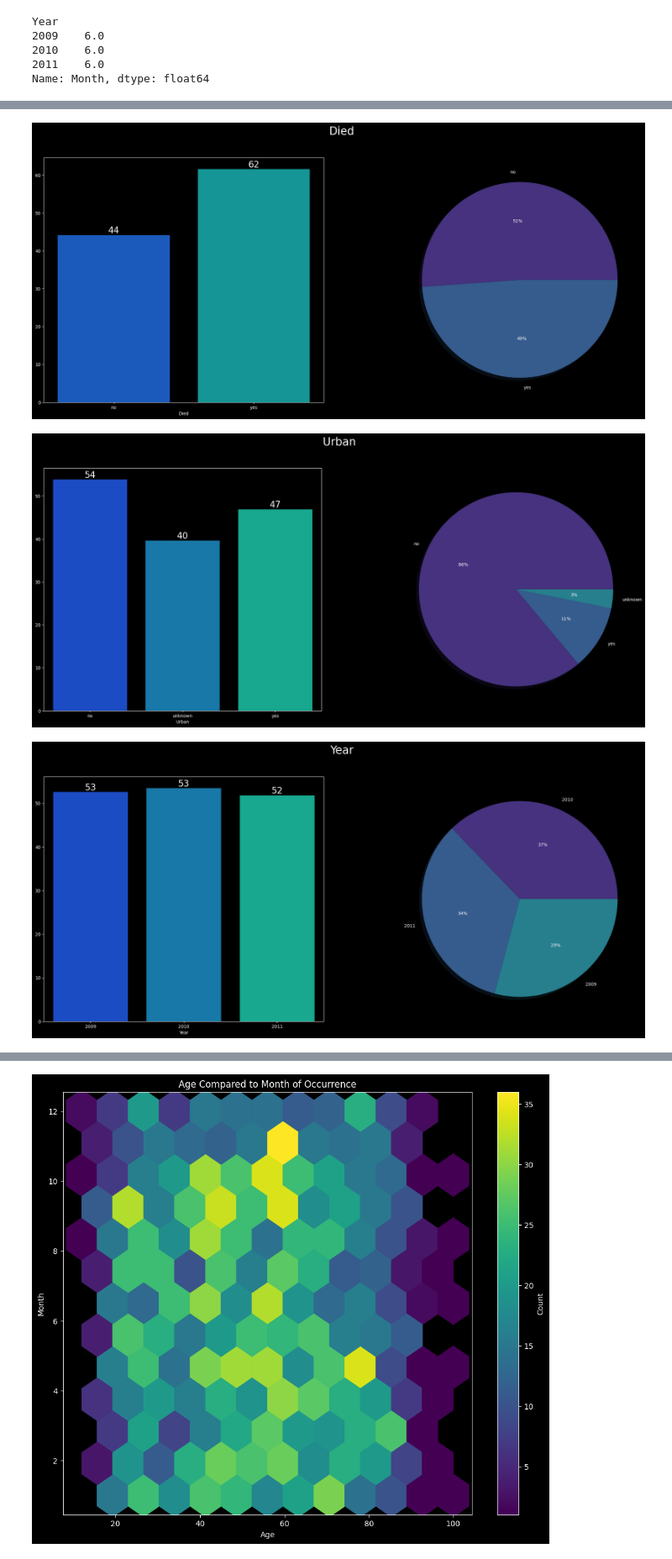
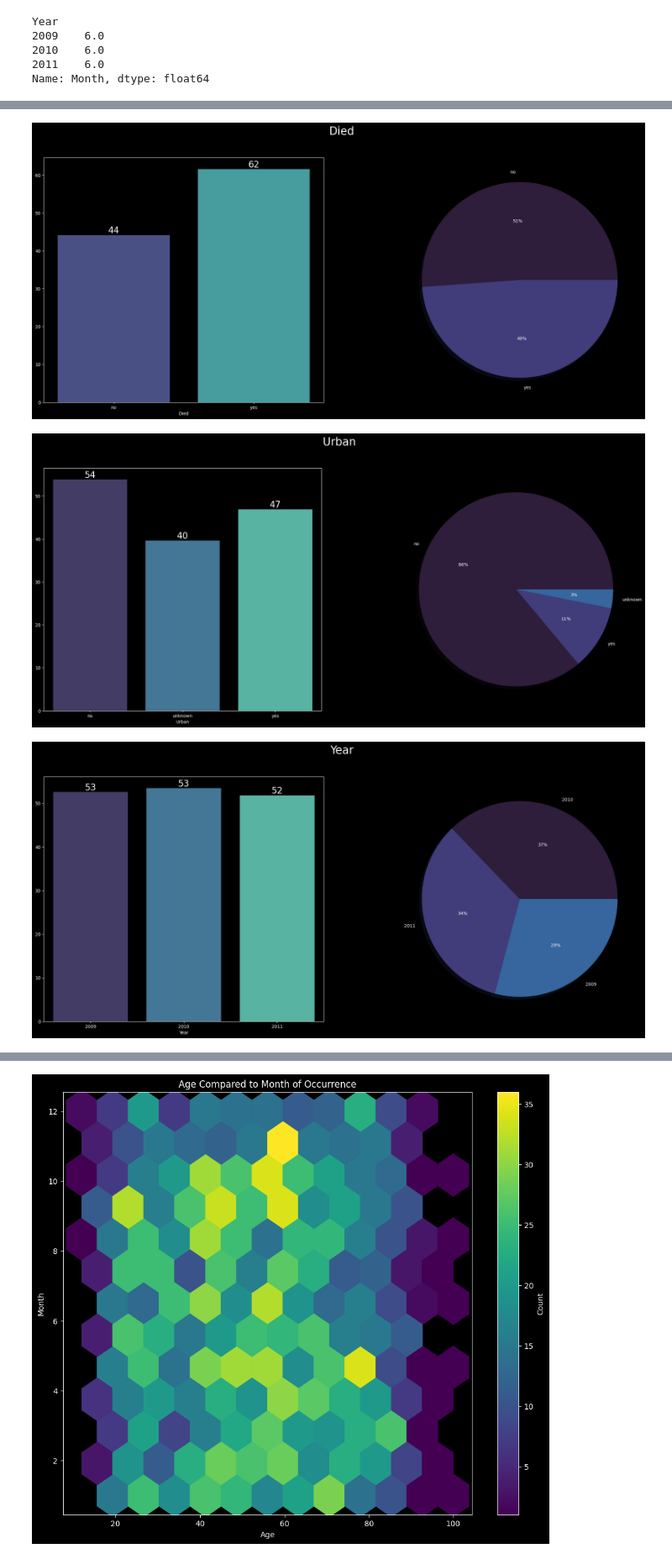
Before and after one commit to allisson2156/Analise-Suicidios-Shangdong, a Jupyter notebook: AnaliseDadosShangDong.ipynb, the cells around one changed output, grey strips where cells are left out. Shown at 84% size. Drawn from its saved outputs; the diff is of its cells as text; code cells hidden in the pictures.

```diff
--- a/AnaliseDadosShangDong.ipynb
+++ b/AnaliseDadosShangDong.ipynb
@@ -119,5 +118,0 @@ Text(0.5, 1.0, 'Idade das Vitimas')
-# %%
-plt.hist(df['Month'], bins = 8, rwidth = 0.8, linewidth = 0.5)
-plt.style.use('dark_background')
-plt.title('Distribuição por Meses')
-plt.show()
@@ -126,6 +118,0 @@ plt.show()
-# %%
-df['Year'].value_counts().sort_index().plot(kind='bar')
-plt.style.use('dark_background')
-plt.title('Ocorrências por Ano')
-plt.xticks(rotation = 0)
-plt.show()
@@ -134,4 +118,0 @@ plt.show()
-# %%
-plt.bar(df['Sex'], df['Age'])
-plt.style.use('dark_background')
-plt.title('Mortes por Sexo')
@@ -144,12 +122,12 @@ def plots(df, x):
     fig, ax = plt.subplots(1, 2, figsize=(25, 10))
     Group_data = df.groupby(x)
 
-    sns.barplot(x=Group_data['Age'].mean().index, y=Group_data['Age'].mean().values, ax=ax[0], palette='winter')
+    sns.barplot(x=Group_data['Age'].mean().index, y=Group_data['Age'].mean().values, ax=ax[0], palette='mako')
 
     for container in ax[0].containers:
       ax[0].bar_label(container, color='white', size=20, fmt='%.0f')
 
-    palette_color = sns.color_palette('viridis')
+    palette_color = sns.color_palette('mako')
     plt.pie(x=df[x].value_counts(),
             labels=df[x].value_counts().index,
             autopct='%.0f%%',
@@ -159,6 +137,6 @@ def plots(df, x):
     plt.show()
 # %%
 for i in df.columns:
-    if i != 'Age':
+    if i != 'Age' and i != 'method':
         plots(df, i)
 # %% [output]
@@ -166,3 +144,3 @@ for i in df.columns:
-[figure, old version]
+[figure, new version]
-[figure, old version]
+[figure, new version]
-[figure, old version]
+[figure, new version]
```
Also changed, not shown: parts of 9 cells of this notebook.
